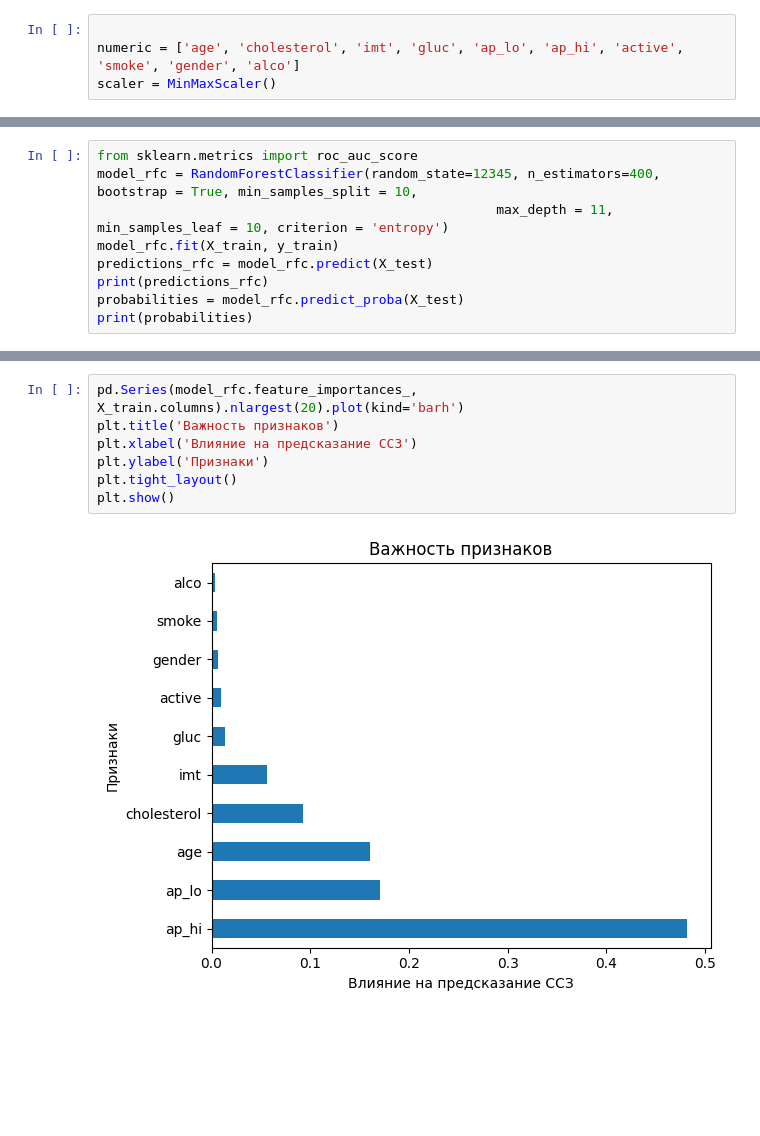
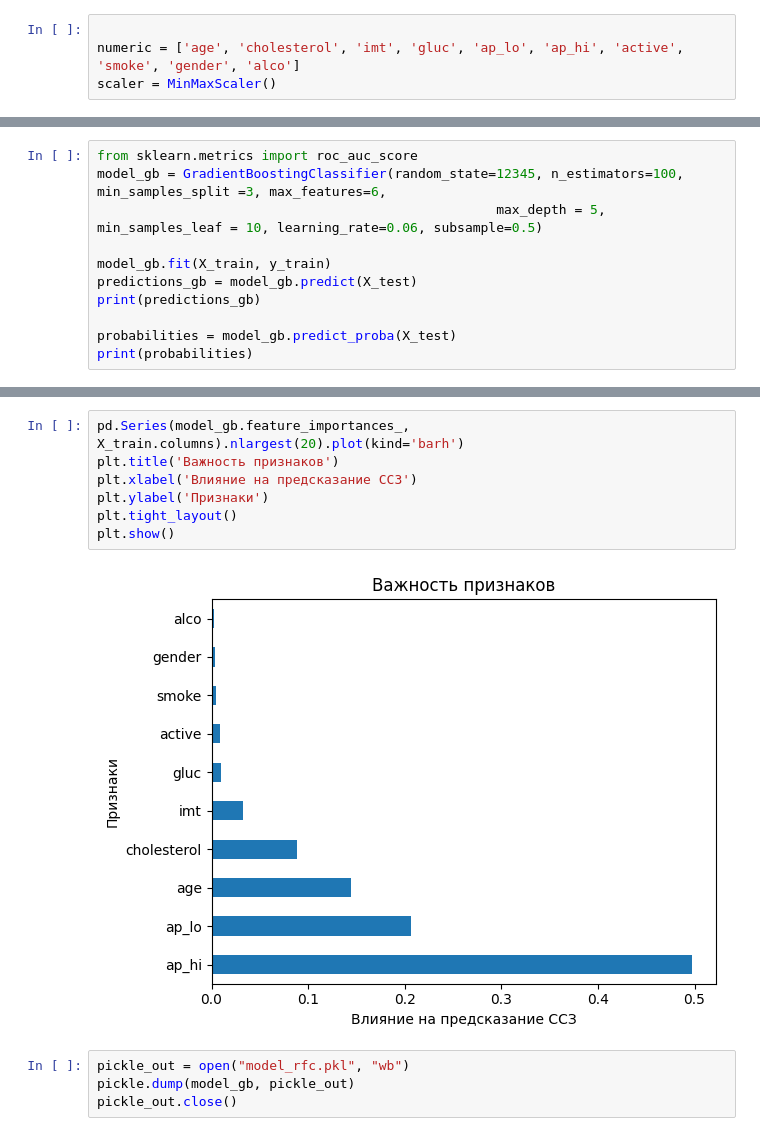
Before and after one commit to vadimprimakov/Heart_diseases_prediction, a Jupyter notebook: heart_diseases_prediction_final.ipynb, the cells around one changed output, grey strips where cells are left out. Drawn from its saved outputs; the diff is of its cells as text; blank space fills up the shorter version.

```diff
--- a/heart_diseases_prediction_final.ipynb
+++ b/heart_diseases_prediction_final.ipynb
@@ -235,10 +273,12 @@ Roc_auc: 0.8027 с оптимальными параметрами: {'criterion'
 # %%
 from sklearn.metrics import roc_auc_score
-model_rfс = RandomForestClassifier(random_state=12345, n_estimators=400, bootstrap = True, min_samples_split = 10,
-                                                   max_depth = 11, min_samples_leaf = 10, criterion = 'entropy')
-model_rfс.fit(X_train, y_train)
-predictions_rfc = model_rfс.predict(X_test)
-print(predictions_rfc)
-probabilities = model_rfс.predict_proba(X_test)
+model_gb = GradientBoostingClassifier(random_state=12345, n_estimators=100, min_samples_split =3, max_features=6,
+                                                   max_depth = 5, min_samples_leaf = 10, learning_rate=0.06, subsample=0.5)
+
+model_gb.fit(X_train, y_train)
+predictions_gb = model_gb.predict(X_test)
+print(predictions_gb)
+
+probabilities = model_gb.predict_proba(X_test)
 print(probabilities)
 # %% [output]
@@ -272,10 +312,14 @@ res
 30000 rows × 2 columns
 # %%
-pd.Series(model_rfс.feature_importances_, X_train.columns).nlargest(20).plot(kind='barh')
+pd.Series(model_gb.feature_importances_, X_train.columns).nlargest(20).plot(kind='barh')
 plt.title('Важность признаков')
 plt.xlabel('Влияние на предсказание ССЗ')
 plt.ylabel('Признаки')
 plt.tight_layout()
 plt.show()
 # %% [output]
-[figure, old version]
+[figure, new version]
+# %%
+pickle_out = open("model_rfс.pkl", "wb")
+pickle.dump(model_gb, pickle_out)
+pickle_out.close()
```
Also changed, not shown: parts of 12 cells of this notebook, 3 other files.
